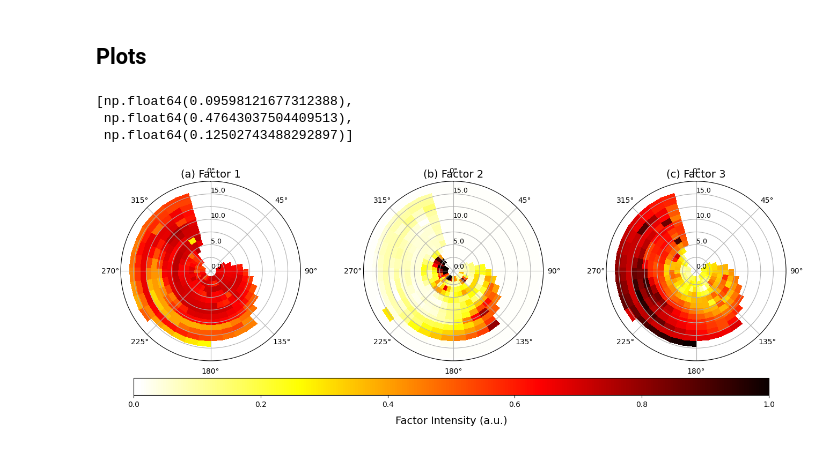
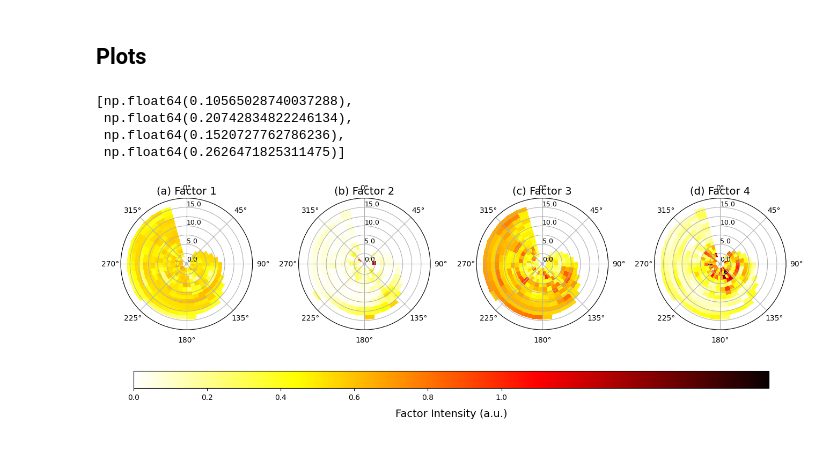
Before and after one commit to WE-ACT-Capstone/weact_cumsph_nmf, a Jupyter notebook: MOD-00692/MOD-00692 NMF Wind Rose-checkpoint.ipynb, the cells around one changed output. Saved outputs shown, nothing was run; the diff lists cells and outputs as text; code cells hidden in the pictures.

```diff
--- a/MOD-00692/MOD-00692 NMF Wind Rose-checkpoint.ipynb
+++ b/MOD-00692/MOD-00692 NMF Wind Rose-checkpoint.ipynb
@@ -146,59 +146,65 @@ ws = np.array(data['ws']) #m/s
 Factor1 = np.array(data['Factor 1'])
 Factor2 = np.array(data['Factor 2'])
 Factor3 = np.array(data['Factor 3'])
+Factor4 = np.array(data['Factor 4'])
 # %%
 WD, WS = np.meshgrid(np.linspace(0, 2*np.pi, 36), np.linspace(min(ws), max(ws), 16 ))
 Z1 = interpolate.griddata((wd_rad, ws), Factor1, (WD, WS), method='linear')
 Z2 = interpolate.griddata((wd_rad, ws), Factor2, (WD, WS), method='linear')
 Z3 = interpolate.griddata((wd_rad, ws), Factor3, (WD, WS), method='linear')
+Z4 = interpolate.griddata((wd_rad, ws), Factor4, (WD, WS), method='linear')
 
 Z1 = np.nan_to_num(Z1, nan=1e-3)
 Z2 = np.nan_to_num(Z2, nan=1e-3)
 Z3 = np.nan_to_num(Z3, nan=1e-3)
+Z4 = np.nan_to_num(Z4, nan=1e-3)
 # %%
-maxima = [np.max(i) for i in [Z1,Z2,Z3]]
+maxima = [np.max(i) for i in [Z1,Z2,Z3, Z4]]
 maxima
 # %% [output]
-[np.float64(0.09598121677312388),
- np.float64(0.47643037504409513),
- np.float64(0.12502743488292897)]
+[np.float64(0.10565028740037288),
+ np.float64(0.20742834822246134),
+ np.float64(0.1520727762786236),
+ np.float64(0.2626471825311475)]
 # %%
 # set up the matplotlib figure
-fig, ax = plt.subplots(nrows=1, ncols=3, figsize=(16, 16), subplot_kw={'projection': 'polar'})
+fig, ax = plt.subplots(nrows=1, ncols=4, figsize=(16, 16), subplot_kw={'projection': 'polar'})
 plt.subplots_adjust(wspace=0.35)
 cmap = plt.get_cmap('hot_r')
 cmap.set_under('none')
 
 #change set-up to compass bearings
-for i in range(3):
+for i in range(4):
     ax[i].set_theta_zero_location('N')
     ax[i].set_theta_direction(-1)
 
 #label
 ax[0].set_title('(a) Factor 1',fontsize=14)
 ax[1].set_title('(b) Factor 2',fontsize=14)
 ax[2].set_title('(c) Factor 3',fontsize=14)
+ax[3].set_title('(d) Factor 4',fontsize=14)
 
 #plot
-img1 = ax[0].pcolormesh(WD, WS, Z1, cmap=cmap, vmax = np.max(Z3))
-img2 = ax[1].pcolormesh(WD, WS, Z2, cmap=cmap, vmax = np.max(Z3))
-img3 = ax[2].pcolormesh(WD, WS, Z3, cmap=cmap, vmax = np.max(Z3))
+img1 = ax[0].pcolormesh(WD, WS, Z1, cmap=cmap, vmax = np.max(Z4))
+img2 = ax[1].pcolormesh(WD, WS, Z2, cmap=cmap, vmax = np.max(Z4))
+img3 = ax[2].pcolormesh(WD, WS, Z3, cmap=cmap, vmax = np.max(Z4))
+img4 = ax[3].pcolormesh(WD, WS, Z4, cmap=cmap, vmax = np.max(Z4))
 
 #label radial ticks
-for i in range(3):
+for i in range(4):
     ax[i].tick_params(axis='y', which='major', labelsize=9)
     ax[i].set_rticks([0,2.5,5,7.5,10,12.5,15,17.5])
     ax[i].set_rlabel_position(0)
     ax[i].set_yticklabels(['0.0','','5.0','','10.0','','15.0',''])
 
 #set colorbar
 cbar_ax = fig.add_axes([0.14, 0.35, 0.74, 0.02])
-cbar = fig.colorbar(img3, cax=cbar_ax, orientation='horizontal')
+cbar = fig.colorbar(img4, cax=cbar_ax, orientation='horizontal')
 cbar.set_ticks(list(np.linspace(0, np.max(Z3), 6)))
 cbar.set_ticklabels([0.0,0.2,0.4,0.6,0.8,1.0])
 cbar.set_label('Factor Intensity (a.u.)', labelpad = 10, fontsize = 14)
 cbar.ax.xaxis.set_label_position('bottom')
 
 fig.savefig('windrose_MOD-000692.png')
 # %% [output]
-[figure, old version]
+[figure, new version]
```
Also changed, not shown: parts of 2 cells of this notebook.
